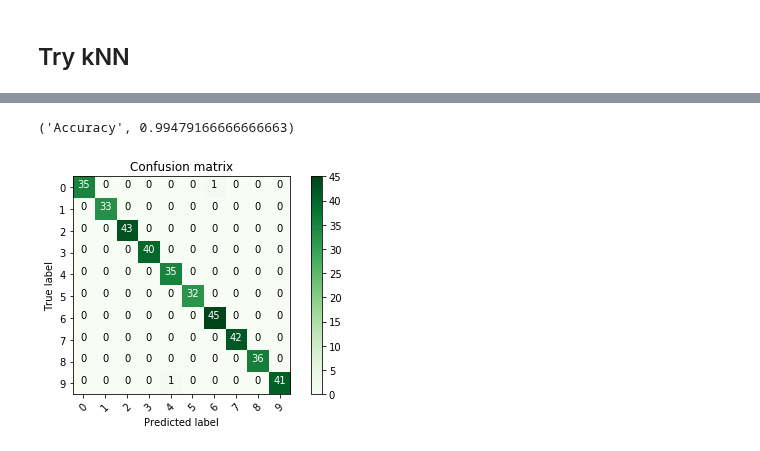
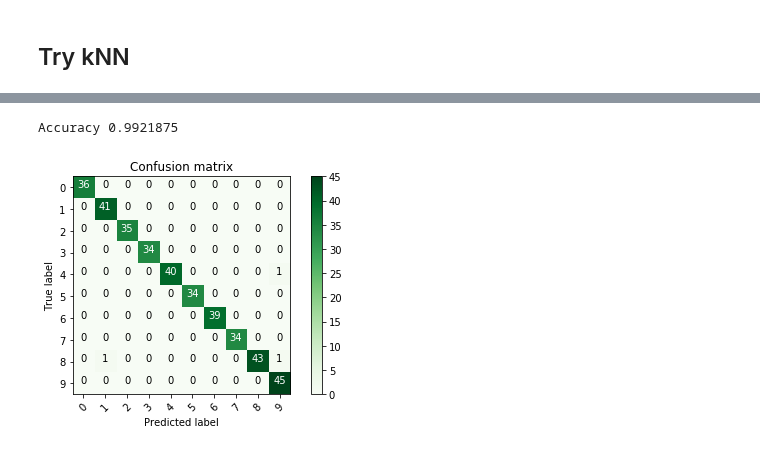
Before and after one commit to jsmienk/IML, a Jupyter notebook: notebooks/preprocessing_and_classification_tryouts.ipynb, the cells around one changed output, grey strips where cells are left out. Cells and saved outputs as stored; diff of their text form; code cells hidden in the pictures.

```diff
--- a/notebooks/preprocessing_and_classification_tryouts.ipynb
+++ b/notebooks/preprocessing_and_classification_tryouts.ipynb
@@ -75,8 +86,9 @@ data_clean_manual = pd.read_csv('../dataset-numpy/dataset-clean-manual.csv')
 data_ext_clean_manual = pd.read_csv('../dataset-numpy/dataset-extended-clean-manual.csv')
 data_v4 = pd.read_csv('../dataset-numpy/dataset-v4.csv')
 data_v6 = pd.read_csv('../dataset-numpy/dataset-v6.csv')
-data_v7 = pd.read_csv('../dataset-numpy/dataset-clean-v7.csv')
-data_v8 = pd.read_csv('../dataset-numpy/dataset-v8.csv')
+data_v7 = pd.read_csv('../dataset-numpy/dataset-v7.csv')
+data_v8 = pd.read_csv('../dataset-numpy/dataset-v8.csv') # more features, but all columns
+data_v9 = pd.read_csv('../dataset-numpy/dataset-v9.csv') # better hole detection version of v7?
 # %% [markdown]
 ## Normalization
 # %%
@@ -85,7 +97,7 @@ columns_v4 = data_v4.columns.values
 columns_v6 = data_v6.columns.values
 columns_v7 = data_v7.columns.values
 columns_v8 = data_v8.columns.values
-columns_to_not_normalize = ['num_holes', 'label']
+columns_to_not_normalize = ['label']
 
 columns_v4_to_normalize = [c for c in columns_v4 if not c in columns_to_not_normalize]
 columns_v6_to_normalize = [c for c in columns_v6 if not c in columns_to_not_normalize]
@@ -170,9 +168,7 @@ quantiletransformed.describe()
 # %% [markdown]
 ## Splitting the dataset
 # %%
-from sklearn.model_selection import train_test_split
-
 def split(data, ratio, random_state=None):
     return train_test_split(data.iloc[:,:-1], data.iloc[:,-1], test_size=ratio, random_state=random_state)
 
-X_train, X_test, Y_train, Y_test = split(scaled_v7, .25)
+X_train, X_test, Y_train, Y_test = split(scaled_v8, .20)
@@ -222,13 +215,11 @@ print('Top:', top_rf)
 # %%
 # SVM
-from sklearn import svm
-
-ITERS = 100
+ITERS = 200
 scores = np.zeros((ITERS))
 
 for i in range(ITERS):
     X_train, X_test, Y_train, Y_test = split(scaled_v8, .20)
-    svc = svm.SVC(kernel='rbf', C=3.65, gamma=0.1)
+    svc = svm.SVC(kernel='rbf', C=3.75, gamma=0.1)
     svc.fit(X_train, Y_train)
     scores[i] = svc.score(X_test, Y_test)
 
@@ -240,7 +231,7 @@ print
 
 for i in range(ITERS):
     X_train, X_test, Y_train, Y_test = split(scaled_v7, .20)
-    svc = svm.SVC(kernel='rbf', C=3.8, gamma=0.1)
+    svc = svm.SVC(kernel='rbf', C=3.85, gamma=0.1)
     svc.fit(X_train, Y_train)
     scores[i] = svc.score(X_test, Y_test)
 
@@ -252,7 +243,7 @@ print
 
 for i in range(ITERS):
     X_train, X_test, Y_train, Y_test = split(scaled_v6, .20)
-    svc = svm.SVC(kernel='rbf', C=3.8, gamma=0.1)
+    svc = svm.SVC(kernel='rbf', C=3.70, gamma=0.15)
     svc.fit(X_train, Y_train)
     scores[i] = svc.score(X_test, Y_test)
 
@@ -621,42 +481,45 @@ results_df[['rank', 'classifier', 'options', 'dataset', 'score']].to_csv('../cla
 # %%
-from sklearn.metrics import confusion_matrix
-import itertools
+best = svm.SVC(kernel='rbf', C=3.65, gamma=0.1)
+X_train, X_test, Y_train, Y_test = split(scaled_v8, .20, 3)
 
-best = svm.SVC(kernel='rbf', C=3.65, gamma=0.1)
-X_train, X_test, Y_train, Y_test = split(scaled_v8, .20)
+# pca = PCA(.98)
+# pca.fit(X_train)
+# X_train = pca.transform(X_train)
+# X_test = pca.transform(X_test)
+
 Y_pred = best.fit(X_train, Y_train).predict(X_test)
 
 def plot_confusion_matrix(cm, classes):
 #     print(cm)
     plt.imshow(cm, interpolation='nearest', cmap=plt.cm.Greens)
     plt.title('Confusion matrix')
     plt.colorbar()
     tick_marks = np.arange(len(classes))
     plt.xticks(tick_marks, classes, rotation=45)
     plt.yticks(tick_marks, classes)
 
     fmt = 'd'
     thresh = cm.max() / 2.
     for i, j in itertools.product(range(cm.shape[0]), range(cm.shape[1])):
         plt.text(j, i, format(cm[i, j], fmt),
                  horizontalalignment="center",
                  color="white" if cm[i, j] > thresh else "black")
 
     plt.ylabel('True label')
     plt.xlabel('Predicted label')
     plt.tight_layout()
 
 # Compute confusion matrix
 cnf_matrix = confusion_matrix(Y_test, Y_pred)
 np.set_printoptions(precision=2)
 
 # Plot non-normalized confusion matrix
 plt.figure()
 
-print('Accuracy', best.score(X_test, Y_test))
+print 'Accuracy', best.score(X_test, Y_test)
 plot_confusion_matrix(cnf_matrix, classes=range(0,10))
 
 plt.show()
 # %% [output]
-('Accuracy', 0.99479166666666663)
+Accuracy 0.9921875
-[figure, old version]
+[figure, new version]
```
Also changed, not shown: parts of 32 cells of this notebook, 10 other files.
